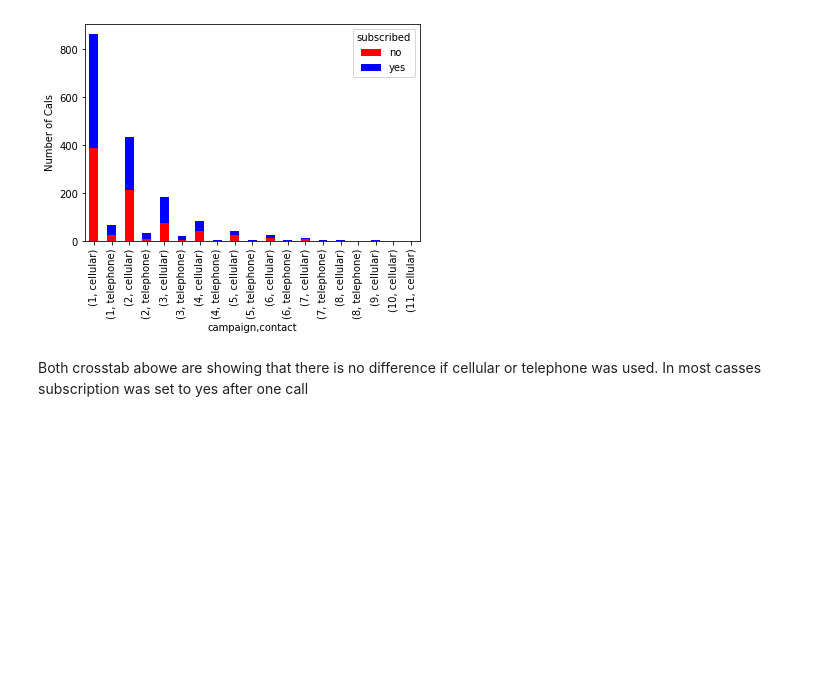
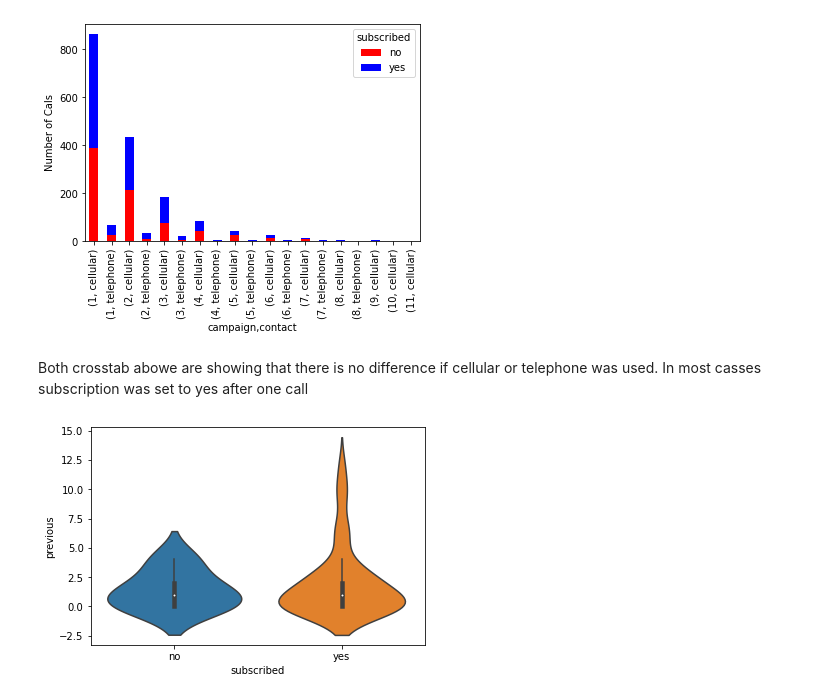
Before and after one commit to mandricic/CS5062, a Jupyter notebook: etivity1.ipynb, the cells around one changed output. Saved outputs shown, nothing was run; the diff lists cells and outputs as text; code cells hidden in the pictures; blank space fills up the shorter version.

```diff
--- a/etivity1.ipynb
+++ b/etivity1.ipynb
@@ -146,3 +148,8 @@ plt.show()
 # %% [markdown]
 Both crosstab abowe are showing that there is no difference if cellular or telephone was used.
 In most casses subscription was set to yes after one call
+# %%
+sns.violinplot(data=df.loc[df['age'] <= 25], x='subscribed', y='previous' )
+plt.show()
+# %% [output]
+[figure, added]
```
Also changed, not shown: parts of 1 cell of this notebook.
